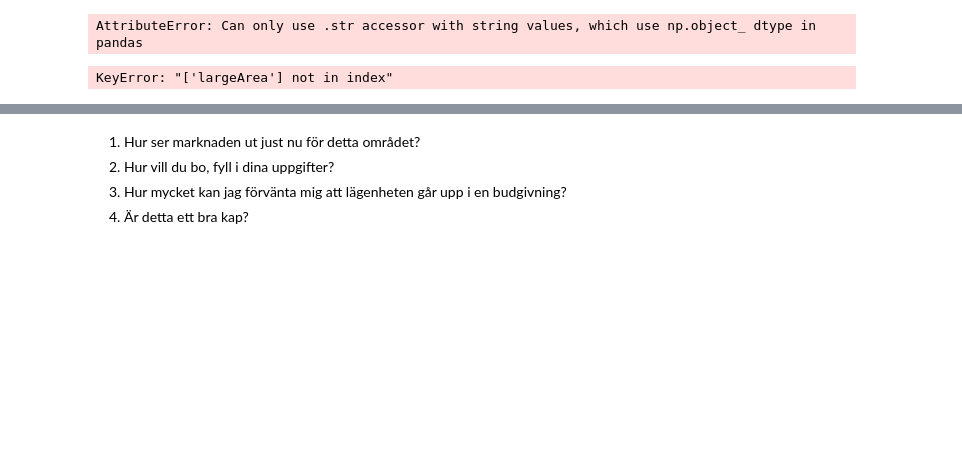
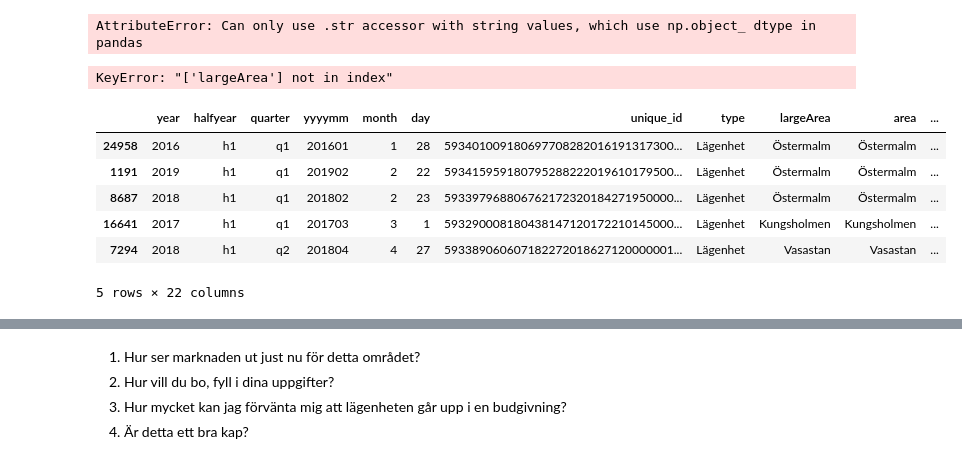
Before and after one commit to adamand89/resident, a Jupyter notebook: new_scrape.ipynb, the cells around one changed output, grey strips where cells are left out. Cells and saved outputs as stored; diff of their text form; code cells hidden in the pictures; blank space fills up the shorter version.

```diff
--- a/new_scrape.ipynb
+++ b/new_scrape.ipynb
@@ -310,3 +310,15 @@ df.to_csv('bigTable.csv')
 df = df[['year','halfyear', 'quarter','yyyymm', 'month', 'day', 'unique_id', 'type', 'largeArea',
            'area', 'latitude', 'longitude','street', 'street_num',
      'rooms','sq_m','sizeRange', 'bid', 'bid_percent', 'thn_price_sq','price', 'price_sq']]
+# %%
+df = pd.read_csv('bigTable.csv',index_col=0)
+# %%
+df.head()
+# %% [output]
+|  | year | halfyear | quarter | yyyymm | month | day | unique_id | type | largeArea | area | ... |
+| 24958 | 2016 | h1 | q1 | 201601 | 1 | 28 | 593401009180697708282016191317300... | Lägenhet | Östermalm | Östermalm | ... |
+| 1191 | 2019 | h1 | q1 | 201902 | 2 | 22 | 593415959180795288222019610179500... | Lägenhet | Östermalm | Östermalm | ... |
+| 8687 | 2018 | h1 | q1 | 201802 | 2 | 23 | 593397968806762172320184271950000... | Lägenhet | Östermalm | Östermalm | ... |
+| 16641 | 2017 | h1 | q1 | 201703 | 3 | 1 | 593290008180438147120172210145000... | Lägenhet | Kungsholmen | Kungsholmen | ... |
+| 7294 | 2018 | h1 | q2 | 201804 | 4 | 27 | 593389060607182272018627120000001... | Lägenhet | Vasastan | Vasastan | ... |
+5 rows × 22 columns
```
Also changed, not shown: parts of 12 cells of this notebook.
